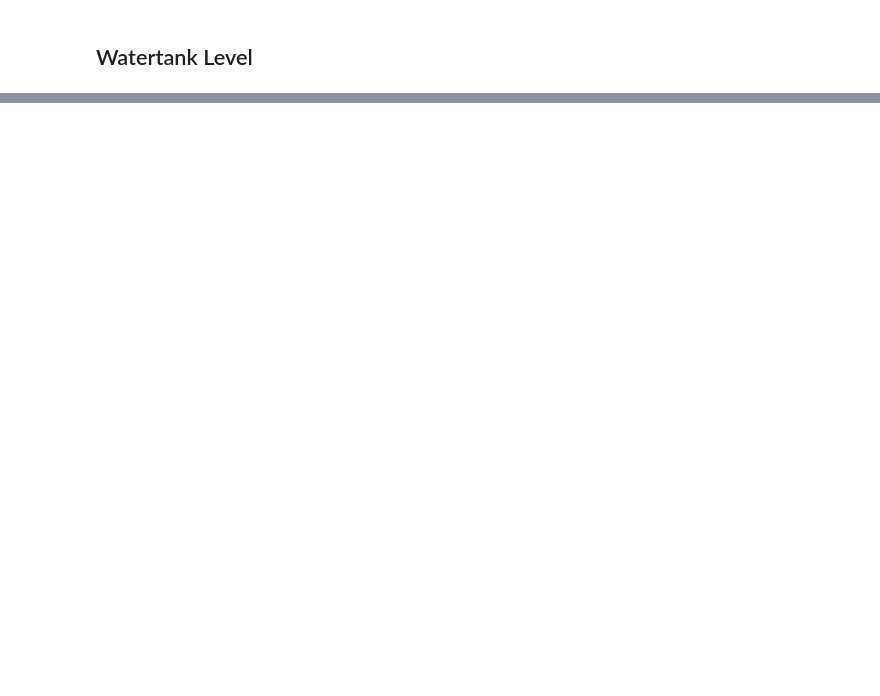
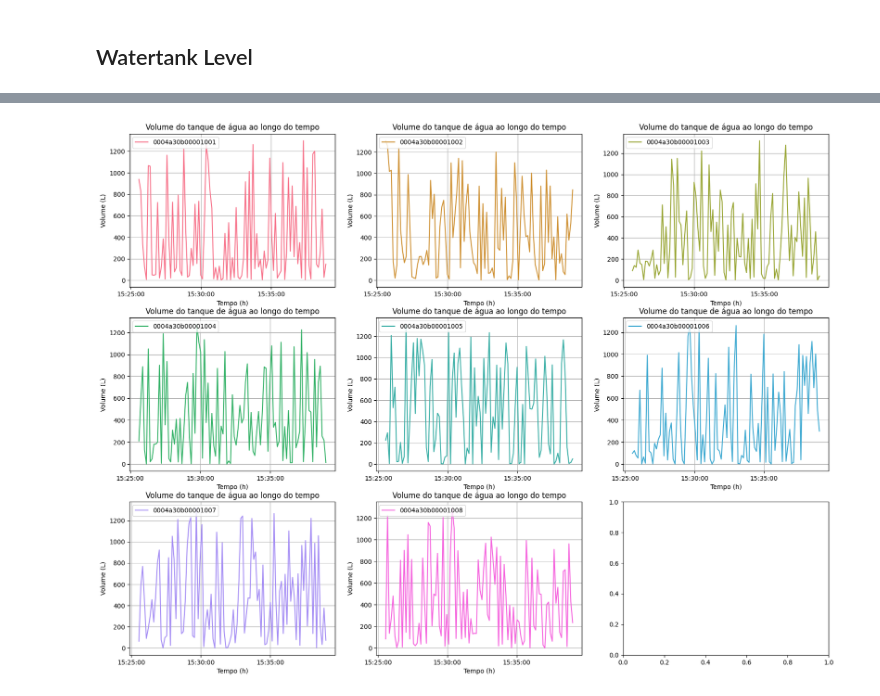
Before and after one commit to LCStuber/SmartCampusGMSDataAnalysis, a Jupyter notebook: watertank_level.ipynb, the cells around one changed output, grey strips where cells are left out. Saved outputs shown, nothing was run; the diff lists cells and outputs as text; code cells hidden in the pictures; blank space fills up the shorter version.

Commit message:
Inicio da analise dos tanques de agua

```diff
--- a/watertank_level.ipynb
+++ b/watertank_level.ipynb
@@ -18,3 +19,4 @@ data_fields = [
 ]
 
 df_water_tank = pd.read_csv(r'data/WaterTankLevel.csv', header=3, usecols=data_fields)
+df_water_tank["time"] = pd.to_datetime(df_water_tank["time"])
@@ -33,0 +30,12 @@ ids
+# %%
+data_volume = []
+for id in ids:
+    max_volume = dfs_water_tank_per_node[id]["Volume"].max()
+    min_volume = dfs_water_tank_per_node[id]["Volume"].min()
+    mean_volume = dfs_water_tank_per_node[id]["Volume"].mean()
+    std_volume = dfs_water_tank_per_node[id]["Volume"].std()
+
+    data_volume.append([id, max_volume, min_volume, mean_volume, std_volume])
+
+df_estatisticas = pd.DataFrame(data_volume, columns=["Device ID", "Max Volume", "Min Volume", "Mean Volume", "Std Volume"])
+df_estatisticas
@@ -33,0 +52,12 @@ ids
+# %%
+data_vazao = []
+for id in ids:
+    max_vazao = dfs_water_tank_per_node[id]["Vazao"].max()
+    min_vazao = dfs_water_tank_per_node[id]["Vazao"].min()
+    mean_vazao = dfs_water_tank_per_node[id]["Vazao"].mean()
+    std_vazao = dfs_water_tank_per_node[id]["Vazao"].std()
+
+    data_vazao.append([id, max_vazao, min_vazao, mean_vazao, std_vazao])
+
+df_estatisticas_vazao = pd.DataFrame(data_vazao, columns=["Device ID", "Max Vazao", "Min Vazao", "Mean Vazao", "Std Vazao"])
+df_estatisticas_vazao
@@ -33,0 +74,21 @@ ids
+# %%
+colors = sns.color_palette("husl", len(ids))
+
+ncols = 3
+nrows = (len(ids) + ncols - 1) // ncols
+
+fig, axes = plt.subplots(ncols=ncols, nrows=nrows, figsize=(20, nrows*5))
+axes = axes.flatten()
+for ax, id in zip(axes,ids):
+    df_water_tank_id = dfs_water_tank_per_node[id]
+    sns.lineplot(ax=ax, x="time", y="Volume", data=df_water_tank_id, label=id, color=colors.pop(0))
+    ax.set_xlabel("Tempo (h)")
+    ax.set_ylabel("Volume (L)")
+    ax.set_title("Volume do tanque de água ao longo do tempo")
+    ax.legend(loc='upper left')
+    ax.xaxis.set_major_locator(mdates.AutoDateLocator())
+    ax.xaxis.set_major_formatter(mdates.DateFormatter('%H:%M:%S'))
+    ax.grid(True)
+plt.show()
+# %% [output]
+[figure, added]
```
Also changed, not shown: parts of 6 cells of this notebook.
